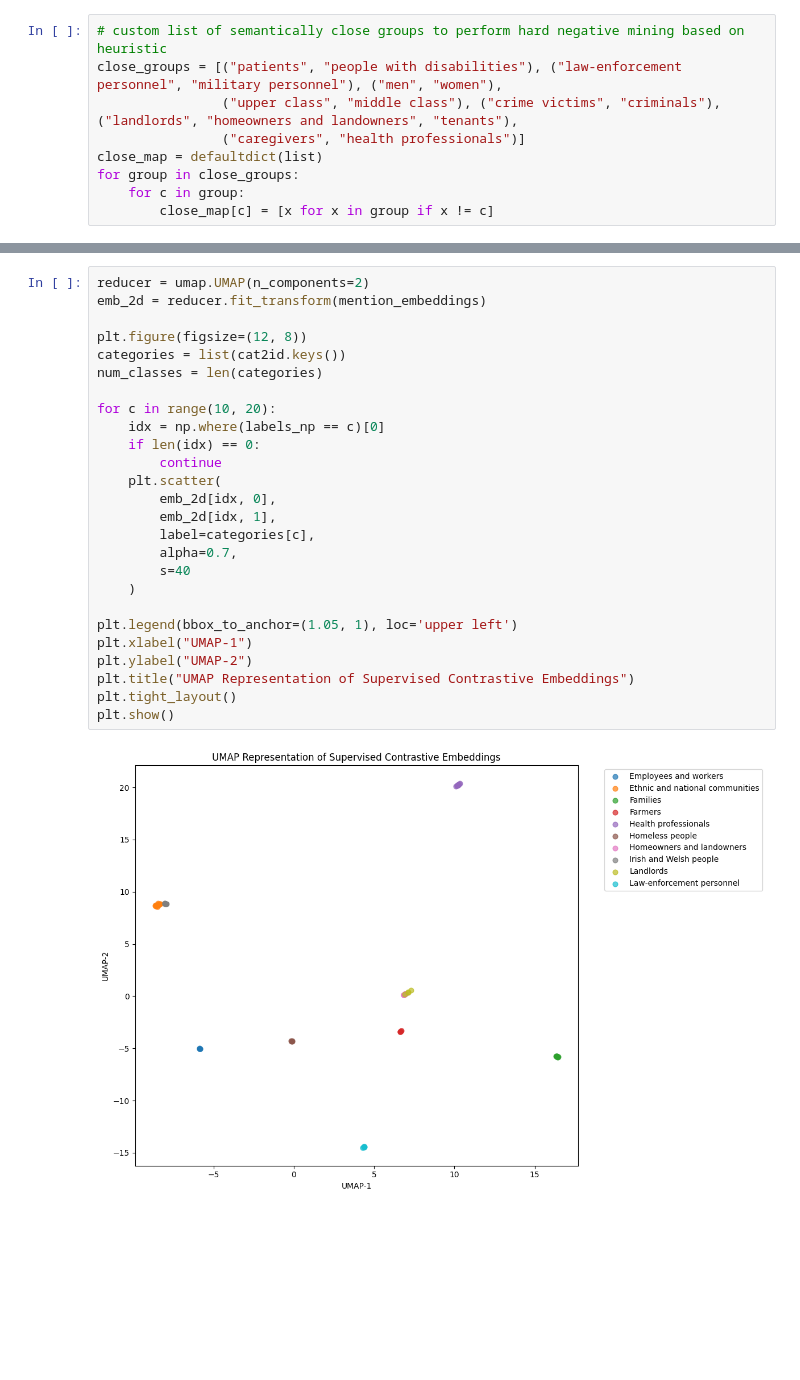
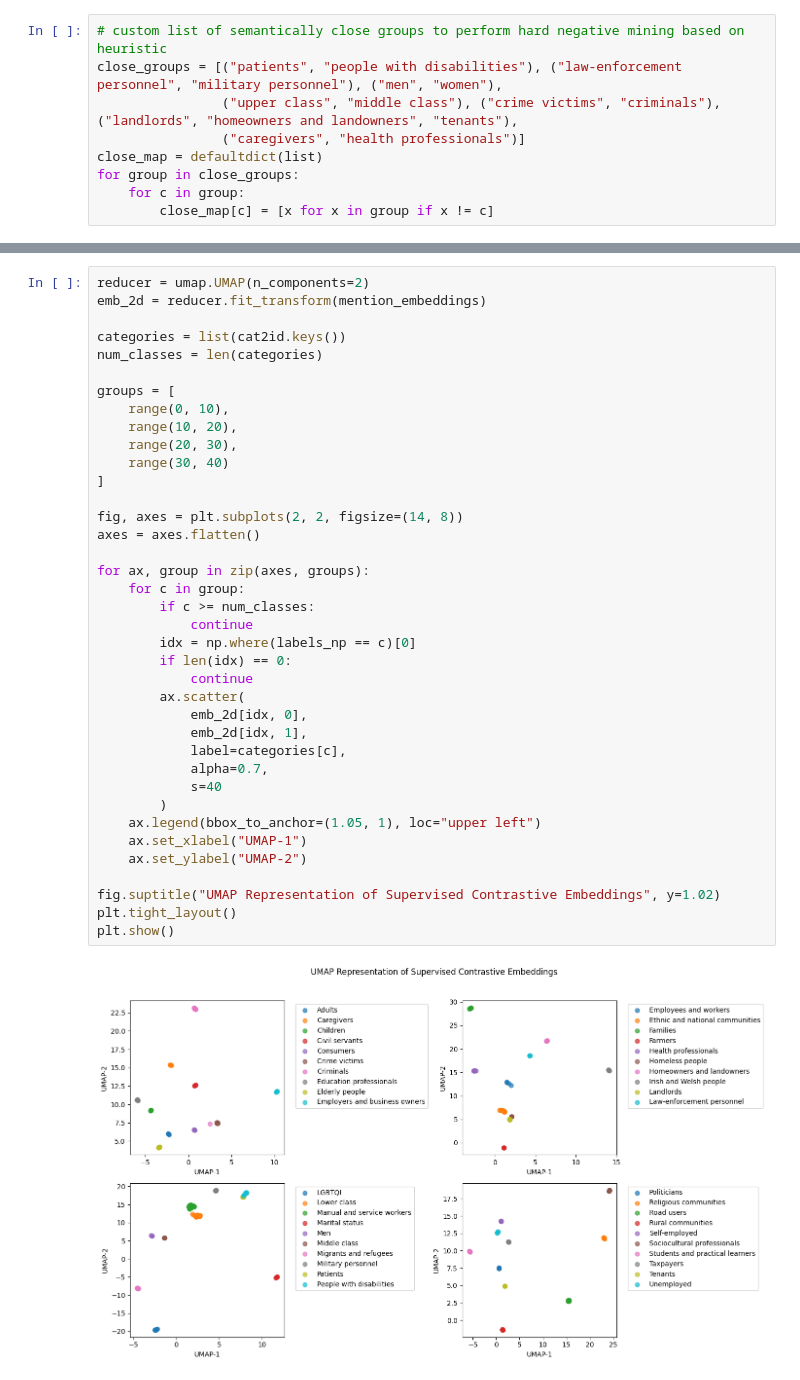
Before and after one commit to MaximilianWeiland/Master_Thesis, a Jupyter notebook: 05_clustering/triplet_loss.ipynb, the cells around one changed output, grey strips where cells are left out. Drawn from its saved outputs; the diff is of its cells as text; blank space fills up the shorter version.

```diff
--- a/05_clustering/triplet_loss.ipynb
+++ b/05_clustering/triplet_loss.ipynb
@@ -142,29 +177,41 @@ labels_np = np.array([cat2id[cat] for cat in category_list])
 # %%
 reducer = umap.UMAP(n_components=2)
 emb_2d = reducer.fit_transform(mention_embeddings)
 
-plt.figure(figsize=(12, 8))
 categories = list(cat2id.keys())
 num_classes = len(categories)
 
-for c in range(10, 20):
-    idx = np.where(labels_np == c)[0]
-    if len(idx) == 0:
-        continue
-    plt.scatter(
-        emb_2d[idx, 0],
-        emb_2d[idx, 1],
-        label=categories[c],
-        alpha=0.7,
-        s=40
-    )
+groups = [
+    range(0, 10),
+    range(10, 20),
+    range(20, 30),
+    range(30, 40)
+]
 
-plt.legend(bbox_to_anchor=(1.05, 1), loc='upper left')
-plt.xlabel("UMAP-1")
-plt.ylabel("UMAP-2")
-plt.title("UMAP Representation of Supervised Contrastive Embeddings")
+fig, axes = plt.subplots(2, 2, figsize=(14, 8))
+axes = axes.flatten()
+
+for ax, group in zip(axes, groups):
+    for c in group:
+        if c >= num_classes:
+            continue
+        idx = np.where(labels_np == c)[0]
+        if len(idx) == 0:
+            continue
+        ax.scatter(
+            emb_2d[idx, 0],
+            emb_2d[idx, 1],
+            label=categories[c],
+            alpha=0.7,
+            s=40
+        )
+    ax.legend(bbox_to_anchor=(1.05, 1), loc="upper left")
+    ax.set_xlabel("UMAP-1")
+    ax.set_ylabel("UMAP-2")
+
+fig.suptitle("UMAP Representation of Supervised Contrastive Embeddings", y=1.02)
 plt.tight_layout()
 plt.show()
 # %% [output]
-[figure, old version]
+[figure, new version]
 # %%
```
Also changed, not shown: parts of 13 cells of this notebook, 5 other files.
